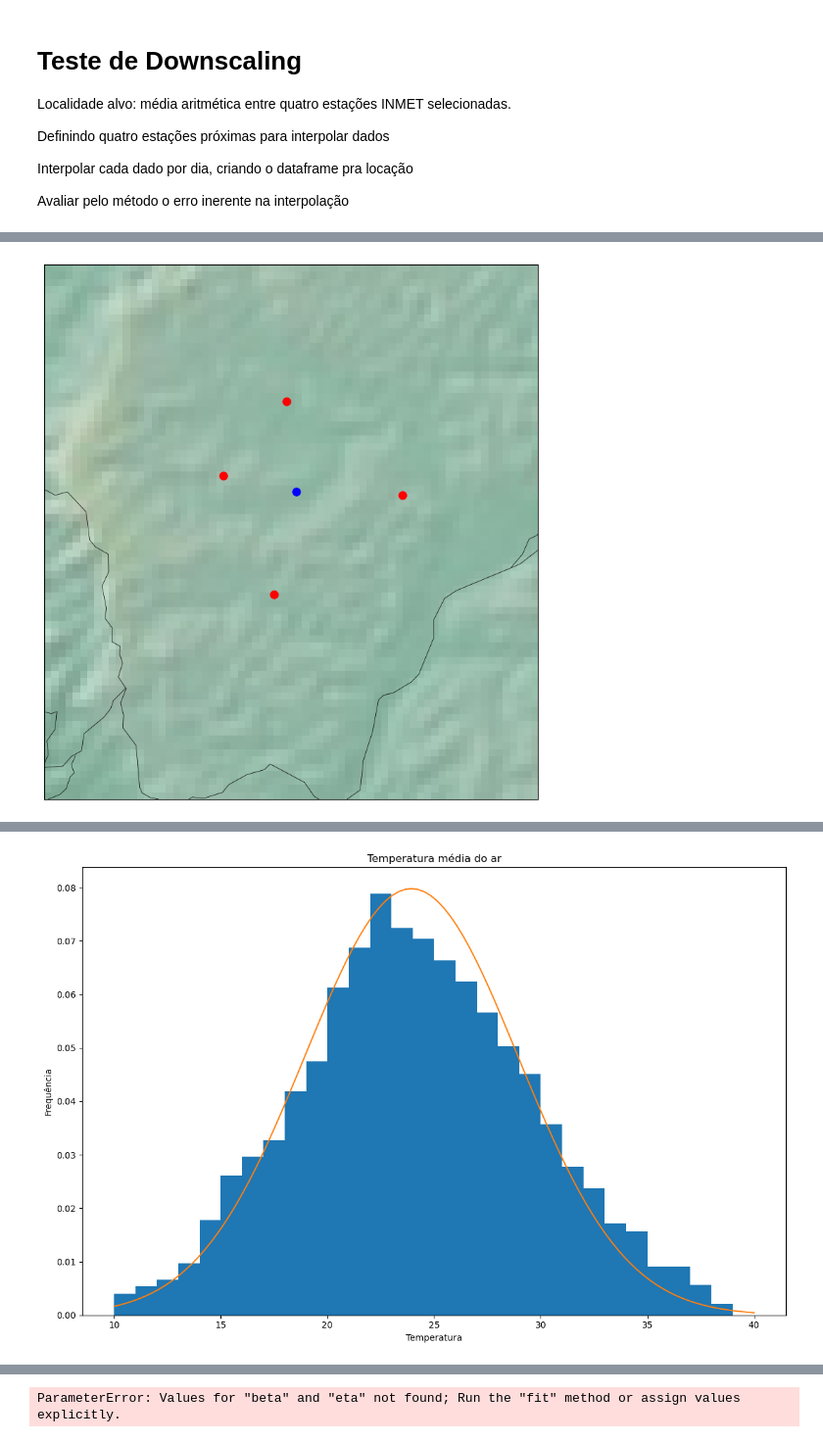
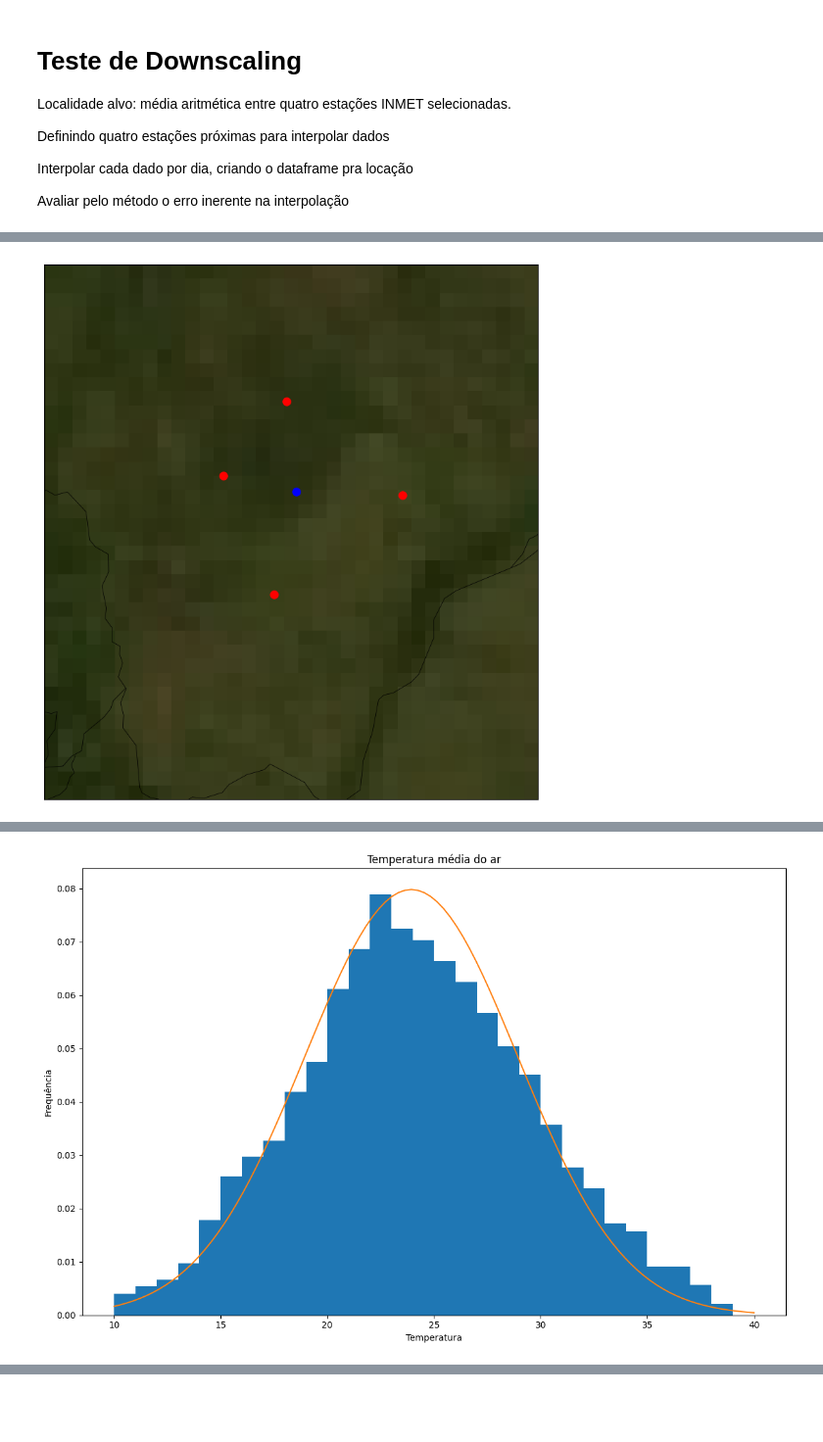
Before and after one commit to carloskleber/nbr5422, a Jupyter notebook: python/testeDownscaling.ipynb, the cells around one changed output, grey strips where cells are left out. Shown at 98% size. Drawn from its saved outputs; the diff is of its cells as text; code cells hidden in the pictures; blank space fills up the shorter version.

```diff
--- a/python/testeDownscaling.ipynb
+++ b/python/testeDownscaling.ipynb
@@ -18,7 +43,7 @@ from math import pi
 import pandas as pd
 import numpy as np
 from scipy import stats
-import weibull
+import reliability
 
 # Recarrega as libs para fins de desenvolvimento
 import importlib
@@ -32,7 +57,7 @@ def plot_geolocation():
     map.drawcoastlines()
     map.drawcountries()
     map.drawstates()
-    map.shadedrelief()
+    map.bluemarble()
 
     df1, lat1, long1 = geral.readEstacao('Ivinhema', 2023, 2023)
     df2, lat2, long2 = geral.readEstacao('Juti', 2023, 2023)
@@ -85,19 +110,8 @@ def plot_geolocation():
 
     dfAmp['tCond'] = dfAmp.apply(ampacDF, axis=1)
     print(dfAmp)
-
-    fig, ax = plt.subplots(1,1)
-    ax.hist(dfAmp['tCond'], bins=np.arange(0., 100., 1.), density=True);
-    plt.xlabel('Temperatura')
-    plt.ylabel('Frequência')
-    plt.title('PDF Temperatura do condutor')
-    plt.show()
-    print(max(dfAmp['tCond']))
-
-    plt.figure(figsize=(8, 6))
-    analysis = weibull.Analysis(dfAmp['tCond'][np.isfinite(dfAmp['tCond'])], unit='Temperatura')
-    analysis.fit()
-    analysis.probplot()
+    dft = pd.DataFrame()
+    dft['1'] = dfAmp['tCond']
 
     # Hipótese 2: vento saturado em 1 m/s
     dfAmp['vMed'][dfAmp['vMed'] > 1.] = 1.
@@ -108,26 +122,53 @@ def plot_geolocation():
     plt.title('Velocidade do vento horária')
     plt.show()
     dfAmp['tCond'] = dfAmp.apply(ampacDF, axis=1)
-    print(dfAmp)
-    fig, ax = plt.subplots(1,1)
-    ax.hist(dfAmp['tCond'], bins=np.arange(0., 100., 1.), density=True);
-    plt.xlabel('Temperatura')
-    plt.ylabel('Frequência')
-    plt.title('PDF Temperatura do condutor')
-    plt.show()
-    print(max(dfAmp['tCond']))
+    dft['2'] = dfAmp['tCond']
 
     # Hipótese 2: vento constante 1 m/s
     dfAmp['vMed'] = 1.
     dfAmp['tCond'] = dfAmp.apply(ampacDF, axis=1)
-    print(dfAmp)
+    dft['3'] = dfAmp['tCond']
+
     fig, ax = plt.subplots(1,1)
-    ax.hist(dfAmp['tCond'], bins=np.arange(0., 100., 1.), density=True);
+    ax.hist(dft, bins=np.arange(0., 60., 2.), density=True);
     plt.xlabel('Temperatura')
     plt.ylabel('Frequência')
     plt.title('PDF Temperatura do condutor')
+    plt.legend(['Distribuição normal', 'Truncado em 1 m/s', 'Fixo 1 m/s'])
     plt.show()
-    print(max(dfAmp['tCond']))
+
+    # Teste KDE Seaborn
+    fig, ax = plt.subplots(1,1)
+    sns.kdeplot(dft, fill=True)
+    plt.xlabel('Temperatura do condutor')
+    plt.ylabel('Frequência')
+    plt.title('PDF Temperatura do condutor - KDE Seaborn')
+    plt.legend(['Distribuição normal', 'Truncado em 1 m/s', 'Fixo 1 m/s'])
+    plt.show()
+
+    fig, ax = plt.subplots(1,1)
+    sns.kdeplot(dft, cumulative=True)
+    plt.xlabel('Temperatura do condutor')
+    plt.ylabel('Frequência')
+    plt.xscale('log')
+    plt.yscale("log")
+    plt.ylim([1e-4, 1])
+    plt.title('CDF Temperatura do condutor - KDE Seaborn')
+    plt.legend(['Distribuição normal', 'Truncado em 1 m/s', 'Fixo 1 m/s'])
+    plt.show()
+
+    print('Percentis:')
+    print('15%: ', np.nanpercentile(dft['1'], 85), ', ', np.nanpercentile(dft['2'], 85), ', ', np.nanpercentile(dft['3'], 85))
+    print('10%: ', np.nanpercentile(dft['1'], 90), ', ', np.nanpercentile(dft['2'], 90), ', ', np.nanpercentile(dft['3'], 90))
+    print('1%: ', np.nanpercentile(dft['1'], 99), ', ', np.nanpercentile(dft['2'], 99), ', ', np.nanpercentile(dft['3'], 99))
+
+    fig, ax = plt.subplots(1,1)
+    ax.hist(dft, bins=np.arange(0., 60., 2.), cumulative=True);
+    plt.xlabel('Temperatura')
+    plt.ylabel('Frequência')
+    plt.title('CDF Temperatura do condutor')
+    plt.legend(['Distribuição normal', 'Truncado em 1 m/s', 'Fixo 1 m/s'])
+    plt.show()
 
 
 def ampacDF(row):
@@ -159,4 +197,4 @@ plot_geolocation()
 
 [8760 rows x 20 columns]
-[figure, old version]
+[figure, new version]
 Porcentagem de NaN dos dataframes:
@@ -197 +240,0 @@ nan
-ParameterError: Values for "beta" and "eta" not found; Run the "fit" method or assign values explicitly.
```
Also changed, not shown: parts of 2 cells of this notebook, 8 other files.
